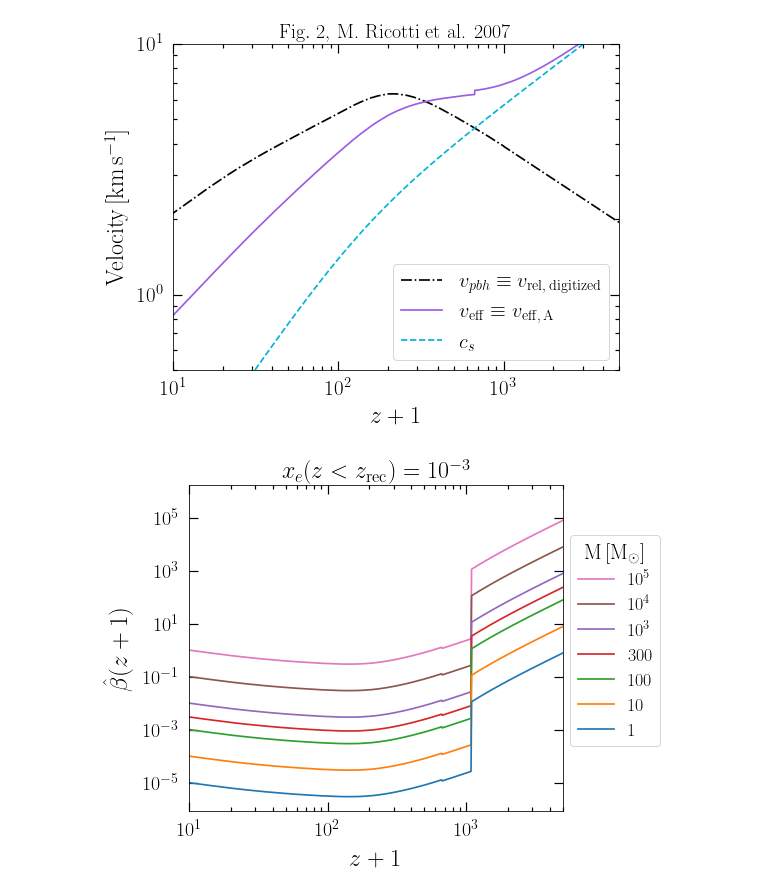
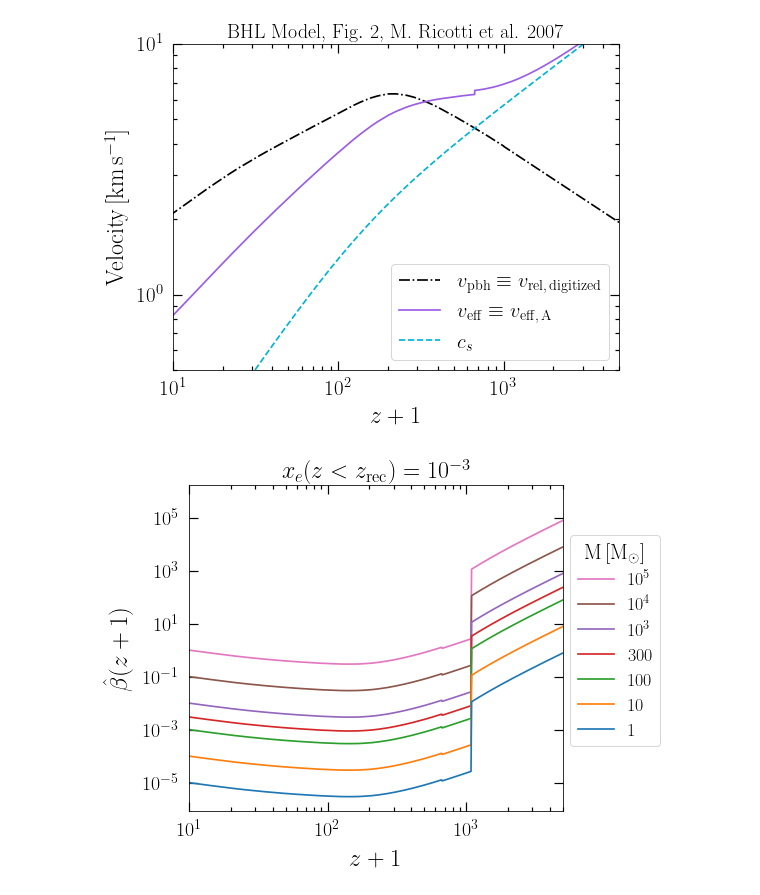
Before and after one commit to pratibhajangra591/project-2, a Jupyter notebook: c_s, β, λ vs z+1.ipynb, the cells around one changed output. Cells and saved outputs as stored; diff of their text form; code cells hidden in the pictures.

```diff
--- a/c_s, β, λ vs z+1.ipynb
+++ b/c_s, β, λ vs z+1.ipynb
@@ -52,6 +51,10 @@ def λ(z, m):
         return (-1 + np.sqrt(1 + β_cap(z, m)))/β_cap(z, m)
     return np.exp((9/2)/(3 + β_cap(z, m)**(0.75))) * (x_cr(z, m)**2)
 # %%
+# Plot of v_eff = v_ff,A, c_s(z) and v_rel as per Fig. 2 of M. Ricotti et al. https://arxiv.org/abs/0709.0524.
+
+
+
 fig,ax = plt.subplots(1, figsize = (8, 6))
 plt.rc('lines', linewidth = 1.7)
 plt.rcParams['font.family'] = 'serif'
@@ -69,33 +72,33 @@ v_pbh_digitized_array = np.zeros(len(z_array))
 for i, z in enumerate(z_array):
     cs_array[i] = c_s(z) * (pc/yr) * 1e-3
     v_eff_array[i] = v_eff(z) * (pc/yr) * 1e-3
     v_pbh_digitized_array[i] = v_pbh(z) * (pc/yr) * 1e-3
 
 
 ax.loglog(z_array, v_pbh_digitized_array, 'k', ls = '-.')
 ax.loglog(z_array, v_eff_array, '#9b5de5')
 ax.loglog(z_array, cs_array, '#00b4d8', ls = '--')
 
 
 
 ax.tick_params(axis='x', pad = 9.9)
 ax.tick_params(axis='y', pad = 9.9)
 
 
 plt.ylim(0.5, 10)
 plt.xlim(10, 5000)
 
-plt.legend([r'$v_{pbh} \equiv v_\mathrm{rel,\, digitized}$', r'$v_\mathrm{eff} \equiv v_\mathrm{eff, \, A}$', '$c_{s}$'],
+plt.legend([r'$v_\mathrm{pbh} \equiv v_\mathrm{rel,\, digitized}$', r'$v_\mathrm{eff} \equiv v_\mathrm{eff, \, A}$', '$c_{s}$'],
            title_fontsize = 12, loc = 'lower right', prop = {"size":20.5})
 
 
 
 plt.ylabel(r"Velocity$\, \mathrm{[km \,s^{-1}}]$ ", fontsize = 24, labelpad = 8)
 plt.xlabel(r"$z + 1$", fontsize = 24, labelpad = 8)
 plt.xticks(fontsize = 21)
 plt.yticks(fontsize = 21)
-plt.title('Fig$.~2$, M. Ricotti et al. 2007', fontsize = 20, pad = 6)
+plt.title('BHL Model, Fig$.~2$, M. Ricotti et al. 2007', fontsize = 20, pad = 6)
 plt.savefig('velocities.pdf', bbox_inches = 'tight')
 plt.show()
 # %% [output]
-[figure, old version]
+[figure, new version]
```
Also changed, not shown: parts of 11 cells of this notebook.
